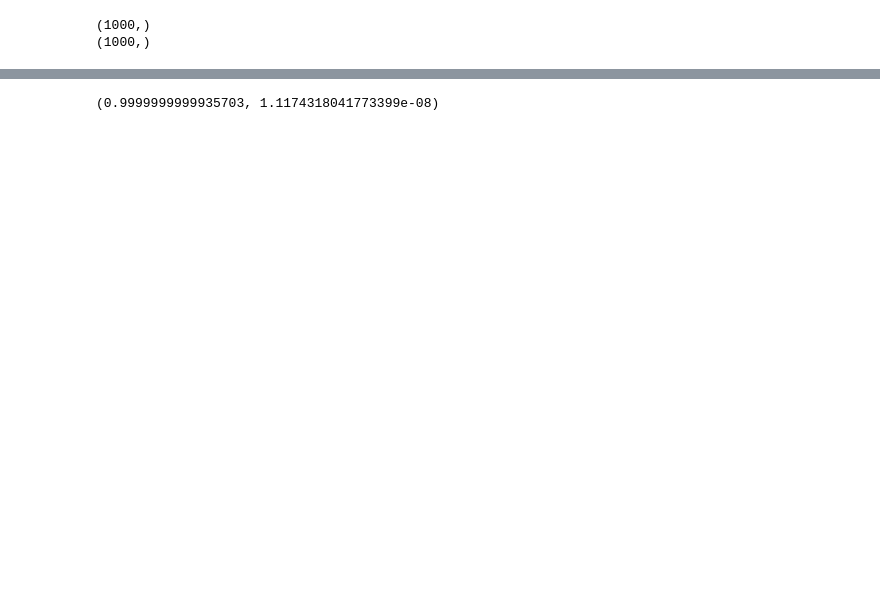
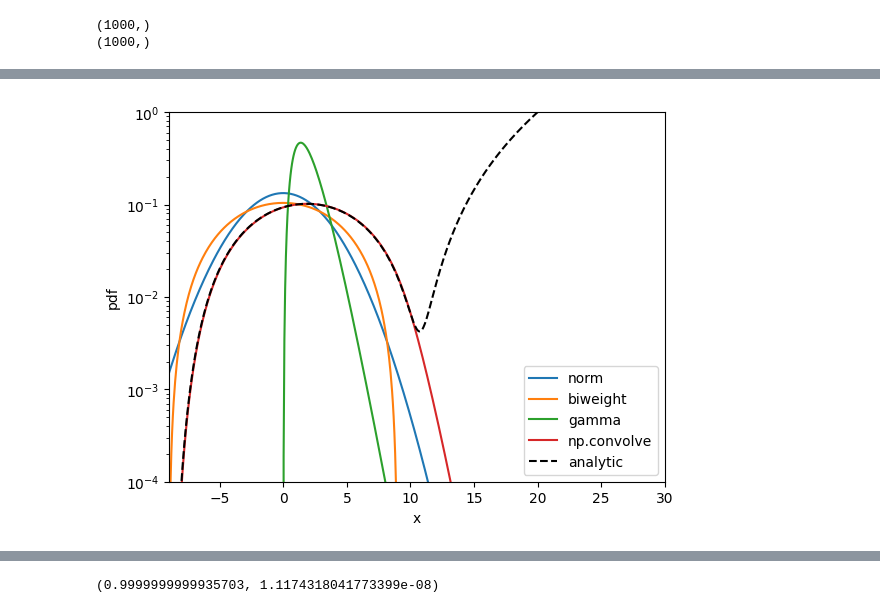
Before and after one commit to rishibbdb/TPN_DeV, a Jupyter notebook: dev/notebooks/test_biweight.ipynb, the cells around one changed output, grey strips where cells are left out. Saved outputs shown, nothing was run; the diff lists cells and outputs as text; code cells hidden in the pictures; blank space fills up the shorter version.

```diff
--- a/dev/notebooks/test_biweight.ipynb
+++ b/dev/notebooks/test_biweight.ipynb
@@ -48,3 +48,22 @@ plt.show()
+# %%
+plt.plot(xvals, yvals_norm, label='norm')
+plt.plot(xvals, yvals_biweight, label='biweight')
+plt.plot(xvals, yvals_gamma, label='gamma')
+
+conv_vals = np.convolve(yvals_gamma, yvals_biweight, 'same')*(xvals[1]-xvals[0])
+conv_vals2 = biweight_gamma(xvals, 3.75, 2.0, 3*sigma)
+plt.plot(xvals, conv_vals, label='np.convolve')
+plt.plot(xvals, conv_vals2, linestyle='dashed', color='black', label='analytic')
+plt.xlabel('x')
+plt.ylabel('pdf')
+plt.xlim([-9.0, 30.0])
+plt.ylim([0.0, 0.5])
+plt.yscale('log')
+plt.legend()
+plt.ylim([1.e-4, 1])
+plt.show()
+# %% [output]
+[figure, added]
 # %%
 print(conv_vals[351])
 print(xvals[348])
```
Also changed, not shown: parts of 21 cells of this notebook, 1 other file.
